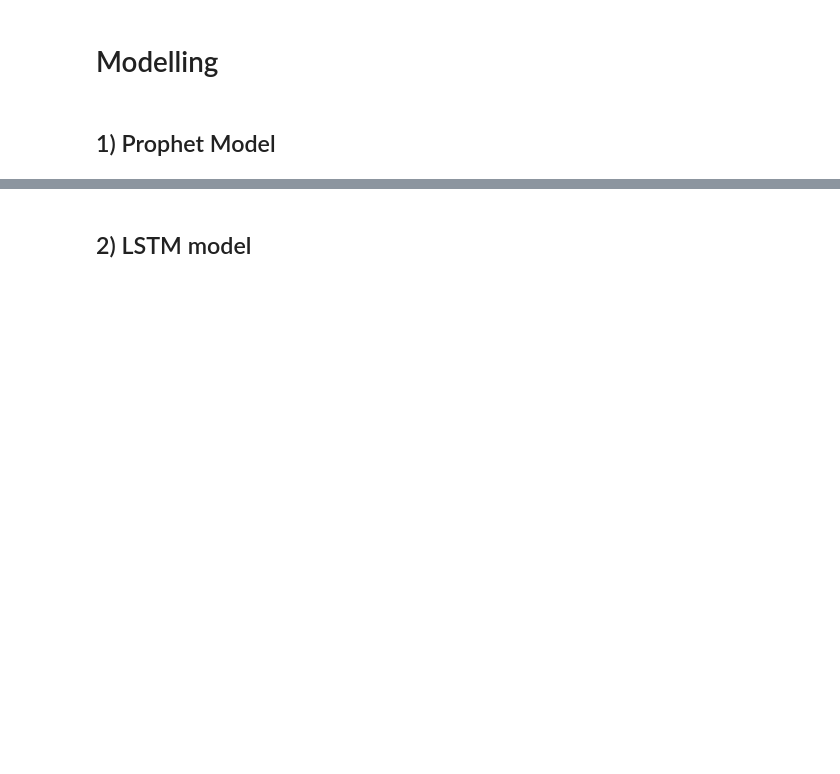
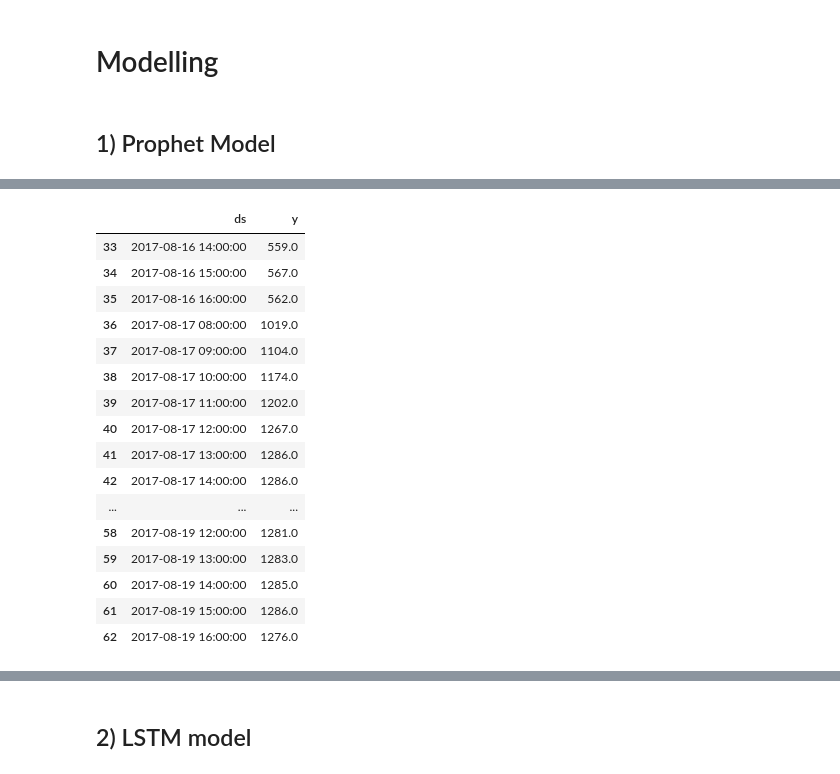
Before and after one commit to EmincanY/TimeSeriesModels-MunicipalityPredictions, a Jupyter notebook: Emincan_YILMAZ_interview.ipynb, the cells around one changed output, grey strips where cells are left out. Saved outputs shown, nothing was run; the diff lists cells and outputs as text; code cells hidden in the pictures; blank space fills up the shorter version.

```diff
--- a/Emincan_YILMAZ_interview.ipynb
+++ b/Emincan_YILMAZ_interview.ipynb
@@ -1188,6 +1232,6 @@ df_0_test_1w_prop
 # %%
-df_0_pred_prop['ds'] = df_0_pred_prop.index
-df_0_pred_prop.reset_index(inplace=True , drop = True)
-df_0_pred_prop = df_0_pred_prop.iloc[:,[1,0]]
-df_0_pred_prop.rename(columns = {'usage':'y'} , inplace=True)
-df_0_pred_prop
+df_0_test_2w_prop['ds'] = df_0_test_2w_prop.index
+df_0_test_2w_prop = df_0_test_2w_prop.iloc[:,[1,0]]
+df_0_test_2w_prop.rename(columns = {'usage':'y'} , inplace=True)
+df_0_test_2w_prop.reset_index(inplace=True , drop = True)
+df_0_test_2w_prop
@@ -1225,3 +1348,23 @@ df_0_test_prop.plot(y=['y','predictions'],figsize=(20,10),grid=True);
+# %%
+df_0_test_2w_prop.tail(30) # 8-17 , 8-18 , 8-19 is anormal and cant predictable. # Miting filan var heralde :D
+# %% [output]
+|  | ds | y |
+| 33 | 2017-08-16 14:00:00 | 559.0 |
+| 34 | 2017-08-16 15:00:00 | 567.0 |
+| 35 | 2017-08-16 16:00:00 | 562.0 |
+| 36 | 2017-08-17 08:00:00 | 1019.0 |
+| 37 | 2017-08-17 09:00:00 | 1104.0 |
+| 38 | 2017-08-17 10:00:00 | 1174.0 |
+| 39 | 2017-08-17 11:00:00 | 1202.0 |
+| 40 | 2017-08-17 12:00:00 | 1267.0 |
+| 41 | 2017-08-17 13:00:00 | 1286.0 |
+| 42 | 2017-08-17 14:00:00 | 1286.0 |
+| ... | ... | ... |
+| 58 | 2017-08-19 12:00:00 | 1281.0 |
+| 59 | 2017-08-19 13:00:00 | 1283.0 |
+| 60 | 2017-08-19 14:00:00 | 1285.0 |
+| 61 | 2017-08-19 15:00:00 | 1286.0 |
+| 62 | 2017-08-19 16:00:00 | 1276.0 |
 # %%
 # Create a new Prophet model
 model = Prophet()
```
Also changed, not shown: parts of 31 cells of this notebook.
